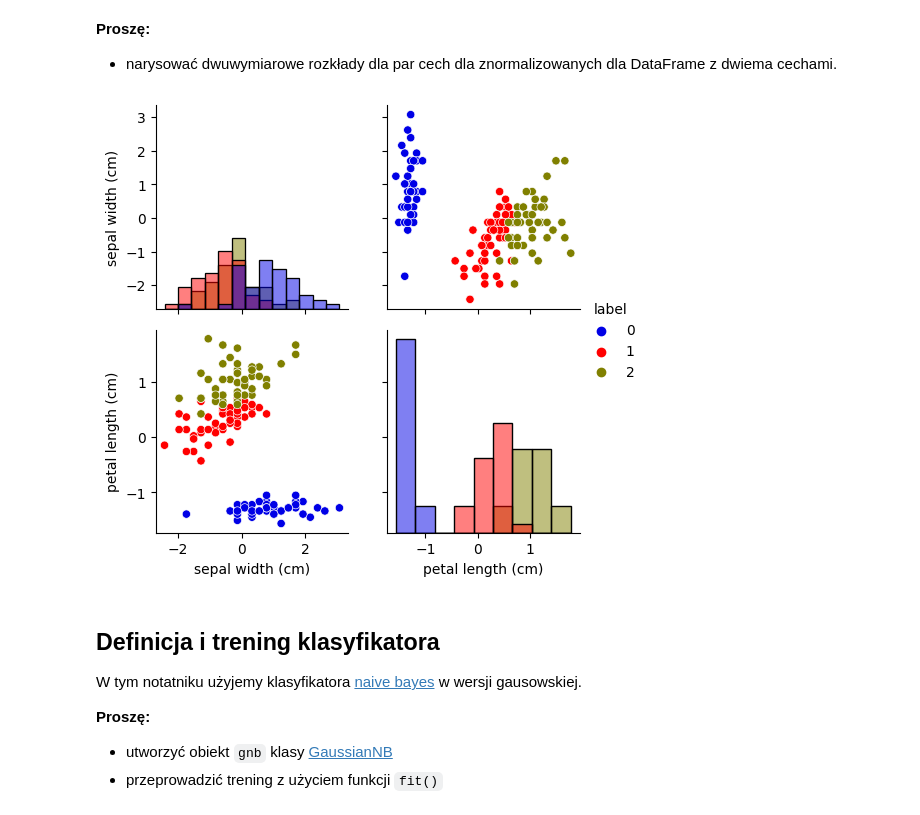
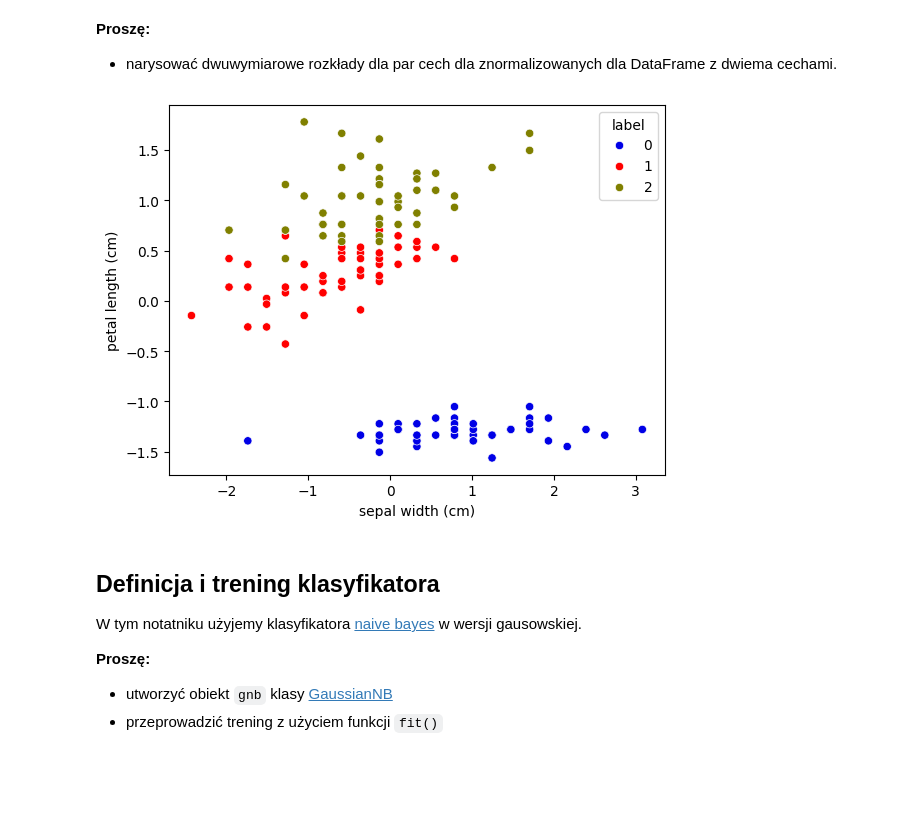
Before and after one commit to js-DigitalSurfer/ML, a Jupyter notebook: 05_Klasyfikator_Bayesa_irysy.ipynb, the cells around one changed output. Saved outputs shown, nothing was run; the diff lists cells and outputs as text; code cells hidden in the pictures; blank space fills up the shorter version.

```diff
--- a/05_Klasyfikator_Bayesa_irysy.ipynb
+++ b/05_Klasyfikator_Bayesa_irysy.ipynb
@@ -257,0 +233,17 @@ max        3.080455e+00       1.779869e+00    2.000000
+# %%
+# 1. Normalizujemy cechy (odejmujemy średnią i dzielimy przez odchylenie standardowe)
+# Robimy to tylko dla kolumn z wymiarami, bez kolumny 'label'
+df_features = df.drop(columns=['label'])
+df_normalized = (df_features - df_features.mean()) / df_features.std()
+
+# Przywracamy nienaruszoną kolumnę z etykietami do znormalizowanej tabeli
+df_normalized['label'] = df['label']
+
+# 2. Tworzymy podzbiór (subset) zawierający tylko dwie wybrane cechy oraz etykiety
+selected_columns = ["sepal width (cm)", "petal length (cm)", "label"]
+df_subset = df_normalized[selected_columns]
+
+print(colored("Normalized dataset:","blue"))
+print(df_normalized.describe())
+print(colored("Normalized dataset with only two features:","blue"))
+print(df_subset.describe())
@@ -258,11 +268,14 @@ max        3.080455e+00       1.779869e+00    2.000000
 # %% [markdown]
 **Proszę:**
 * narysować dwuwymiarowe rozkłady dla par cech dla znormalizowanych dla DataFrame z dwiema cechami.
-# %%
-...
-pass
-# %% [output]
-[figure, removed]
+# %%
+# Rysujemy wykres punktowy, gdzie kropki dostają kolory na podstawie gatunku (label)
+sns.scatterplot(data=df_subset, x="sepal width (cm)", y="petal length (cm)", hue="label", palette=color_map)
+
+# Pokazujemy wykres na ekranie
+plt.show()
+# %% [output]
+[figure, added]
 # %% [markdown]
 ## Definicja i trening klasyfikatora
 
```
Also changed, not shown: parts of 16 cells of this notebook.
